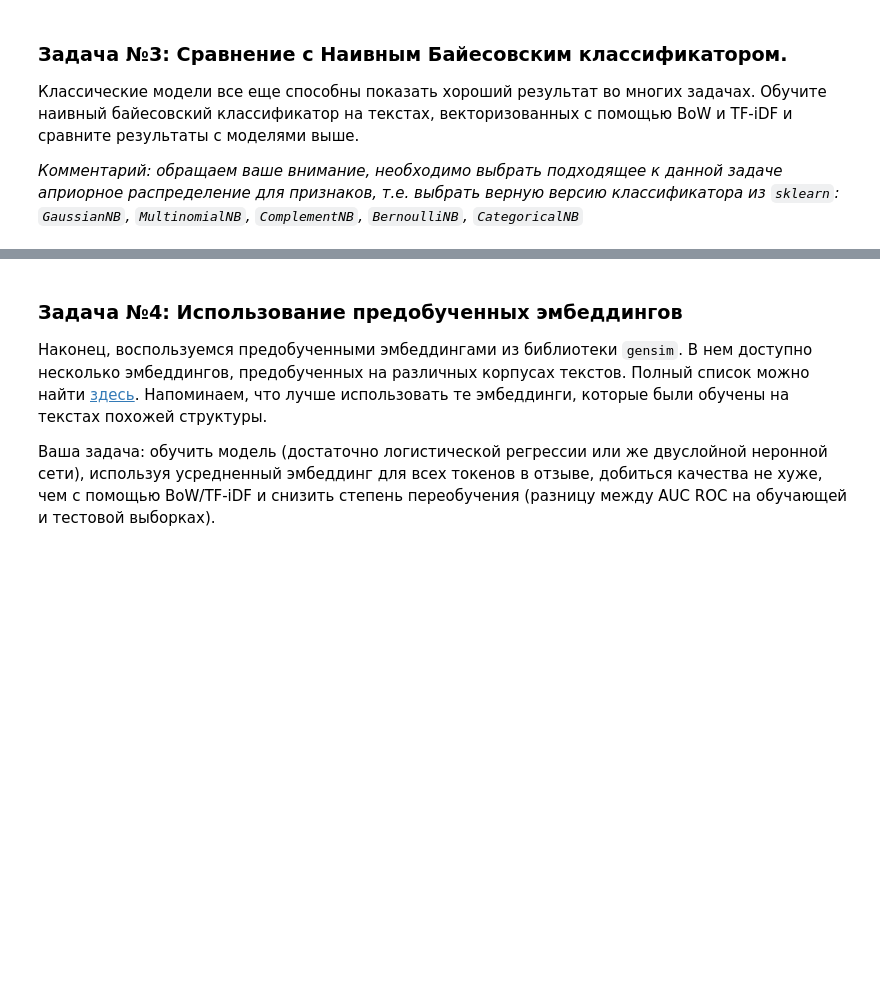
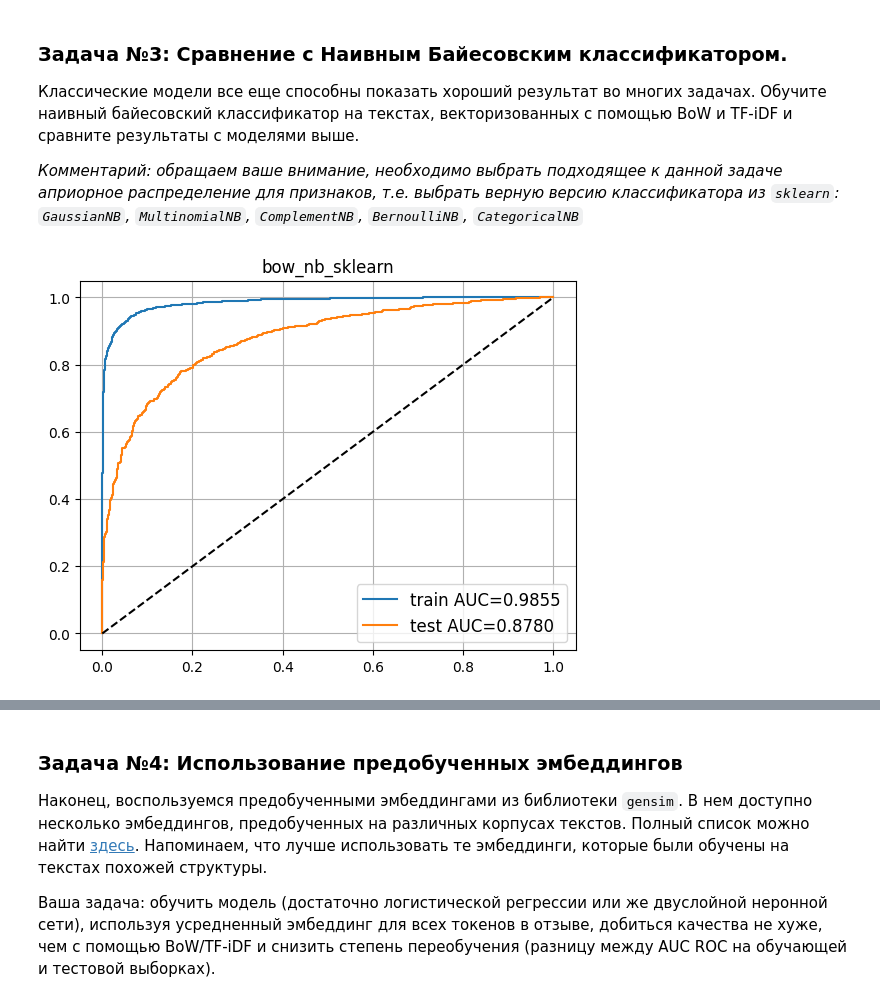
Before and after one commit to EvgenVer/ml-course_p2, a Jupyter notebook: homeworks_advanced/assignment01_text_classification/assignment01.ipynb, the cells around one changed output, grey strips where cells are left out. Cells and saved outputs as stored; diff of their text form; code cells hidden in the pictures; blank space fills up the shorter version.

```diff
--- a/homeworks_advanced/assignment01_text_classification/assignment01.ipynb
+++ b/homeworks_advanced/assignment01_text_classification/assignment01.ipynb
@@ -418,8 +418,13 @@ from sklearn.naive_bayes import # your code here
 # %%
-clf_nb_bow = # your code here
+clf_nb_bow = BernoulliNB()
+
+clf_nb_bow.fit(X_train_bow, y_train)
+
 
 # do not change the code in the block below
 # __________start of block__________
 out_dict = visualize_and_save_results(clf_nb_bow, 'bow_nb_sklearn', X_train_bow, X_test_bow, y_train, y_test, out_dict)
 # __________end of block__________
+# %% [output]
+[figure, added]
 # %%
```
Also changed, not shown: parts of 2 cells of this notebook.
